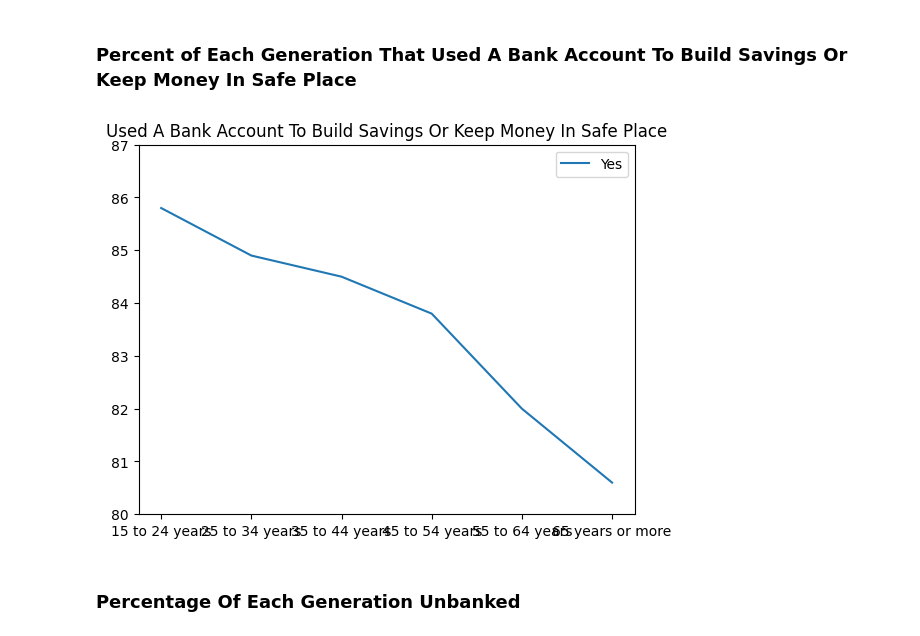
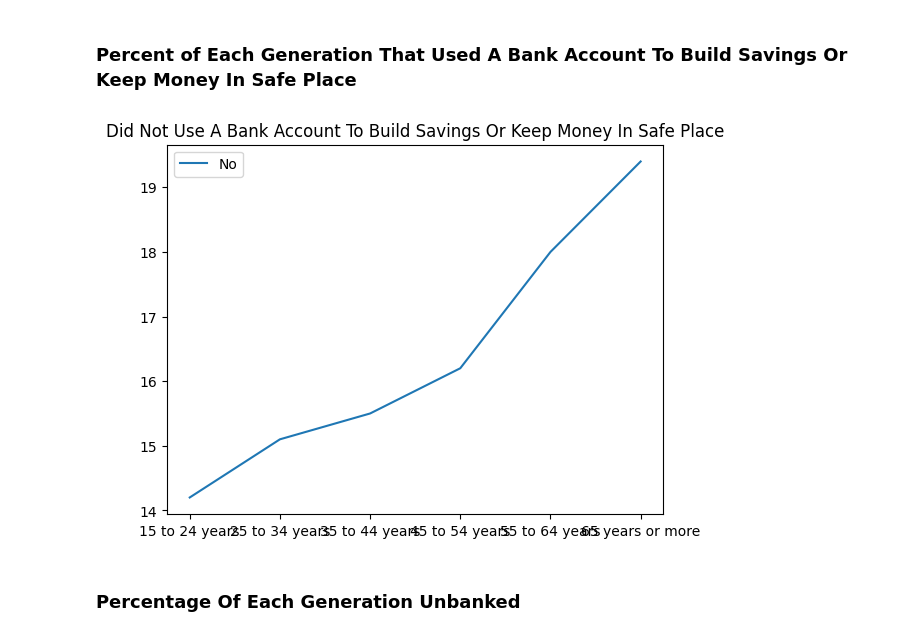
Before and after one commit to ryanmoore2121/Capstone, a Jupyter notebook: Banking.ipynb, the cells around one changed output. Cells and saved outputs as stored; diff of their text form; code cells hidden in the pictures.

```diff
--- a/Banking.ipynb
+++ b/Banking.ipynb
@@ -90,23 +83,24 @@ plt.show()
 # %%
 import pandas as pd
 import matplotlib.pyplot as plt
 
 
 #Code that pulls the dataset and reads it
 df = pd.read_csv('Buildsavings.csv')
 
 x = df['Row Variables']
 y = df["Yes"]
+y2 = df["No"]
 
 plt.figure()
-plt.plot(x,y, label = 'Yes')
-plt.title('Used A Bank Account To Build Savings Or Keep Money In Safe Place')
+
+plt.plot(x,y2, label = 'No')
+plt.title('Did Not Use A Bank Account To Build Savings Or Keep Money In Safe Place')
 plt.legend()
-plt.ylim(80,87)
 
 plt.show()
 # %% [output]
-[figure, old version]
+[figure, new version]
 # %% [markdown]
 ### Percentage Of Each Generation Unbanked
 # %%
```
Also changed, not shown: parts of 3 cells of this notebook.
